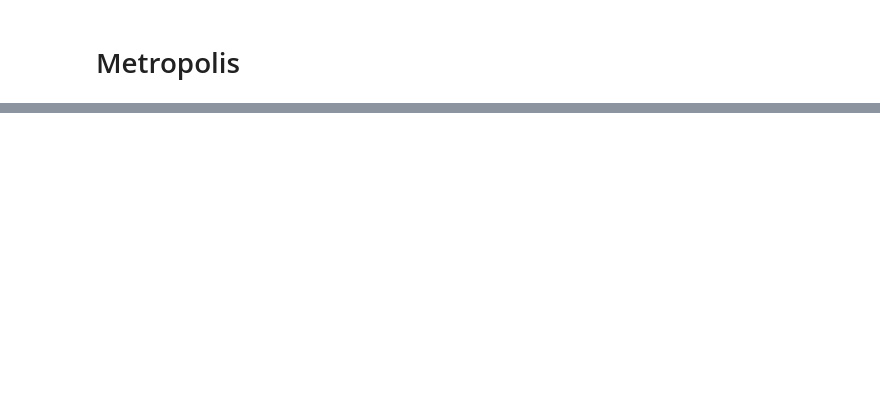
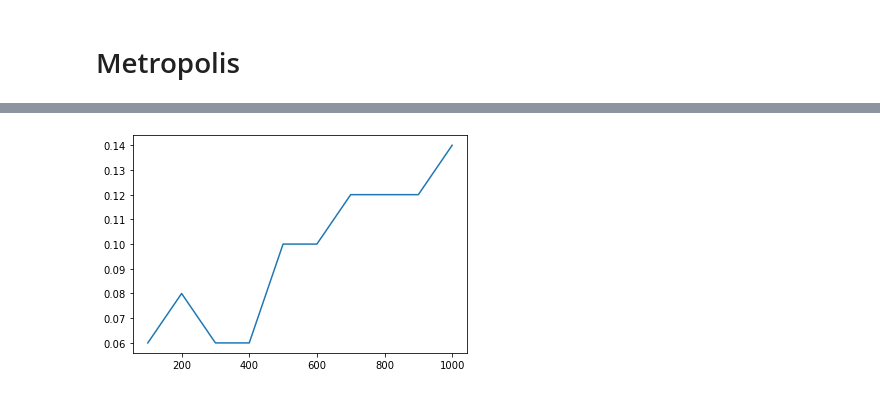
Before and after one commit to galannp/Markov, a Jupyter notebook: notebook/testing_david.ipynb, the cells around one changed output, grey strips where cells are left out. Cells and saved outputs as stored; diff of their text form; code cells hidden in the pictures; blank space fills up the shorter version.

```diff
--- a/notebook/testing_david.ipynb
+++ b/notebook/testing_david.ipynb
@@ -66,0 +94,14 @@ x_hat overlap: 0.14
+# %%
+# Check if overlap improves with the number of samples
+nb_runs = np.linspace(100, 1000, 10, dtype=int)
+q_runs = []
+for nb_run in nb_runs:
+    x_list = run_simulation(A, a, b, nb_run, nb_iter)
+    x_list = [x if x[0] > 0 else -x for x in x_list]
+    x_hat = np.average(x_list, axis=0)
+    x_hat = np.where(x_hat > 0, 1, -1)
+    q_runs.append(compute_overlap(x_star, x_hat))
+# %%
+plt.plot(nb_runs, q_runs);
+# %% [output]
+[figure, added]
```
Also changed, not shown: parts of 7 cells of this notebook, 1 other file.
